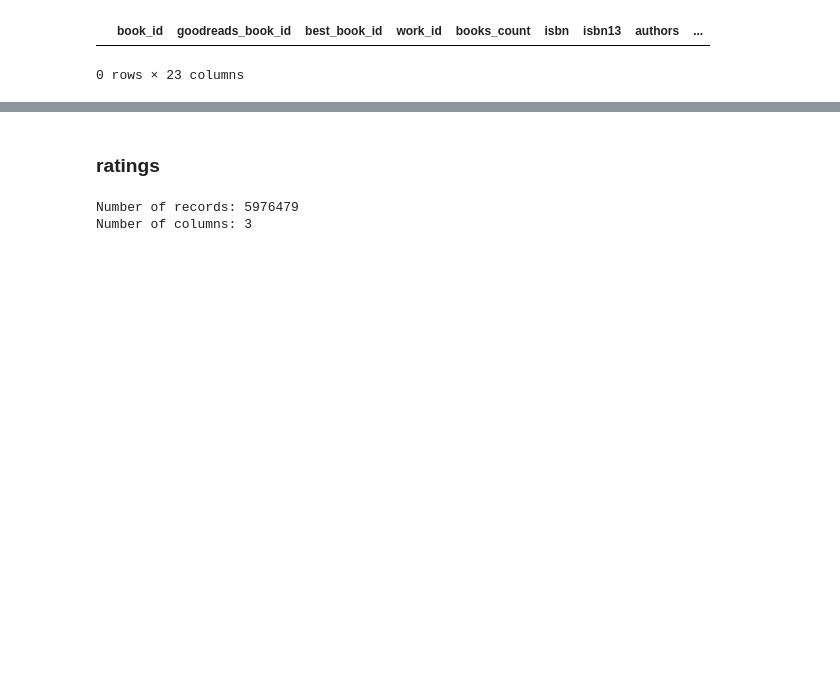
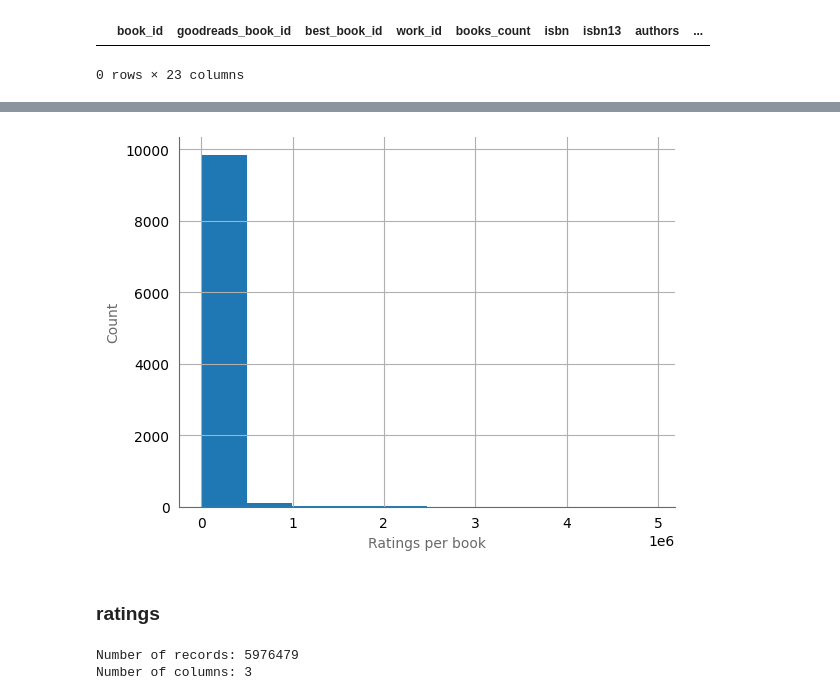
Before and after one commit to earth1987/book-content-based-recommender, a Jupyter notebook: notebooks/content_based_recommendation.ipynb, the cells around one changed output, grey strips where cells are left out. Drawn from its saved outputs; the diff is of its cells as text; code cells hidden in the pictures; blank space fills up the shorter version.

```diff
--- a/notebooks/content_based_recommendation.ipynb
+++ b/notebooks/content_based_recommendation.ipynb
@@ -80,3 +142,15 @@ books[books.duplicated()]
+# %%
+# Average rating per book
+fig, axes = plt.subplots()
+axes.tick_params(bottom=False, left=False)
+axes.grid(True)
+axes.spines[['top', 'right']].set_visible(False)
+axes.spines[['left', 'bottom']].set_color('dimgray')
+axes.set_xlabel('Ratings per book', fontsize=10, color='dimgray')
+axes.set_ylabel('Count', fontsize=10, color='dimgray')
+axes.hist(books['work_ratings_count']);
+# %% [output]
+[figure, added]
 # %% [markdown]
 ### ratings
 # %%
```
Also changed, not shown: parts of 53 cells of this notebook.
